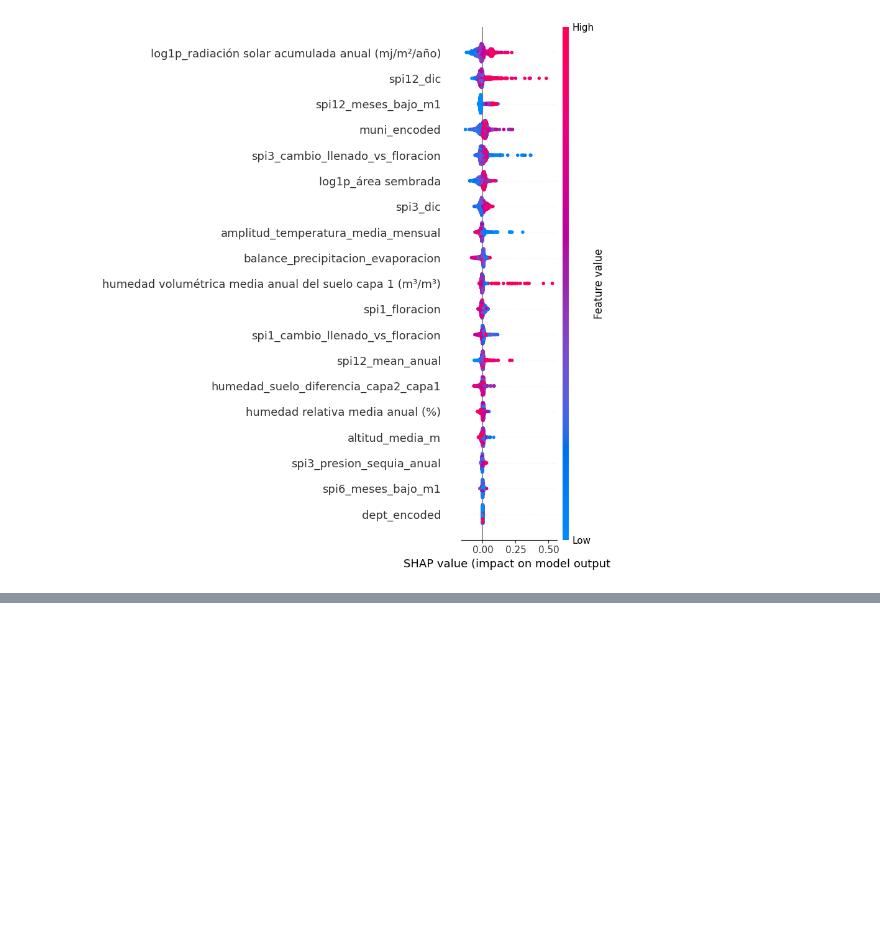
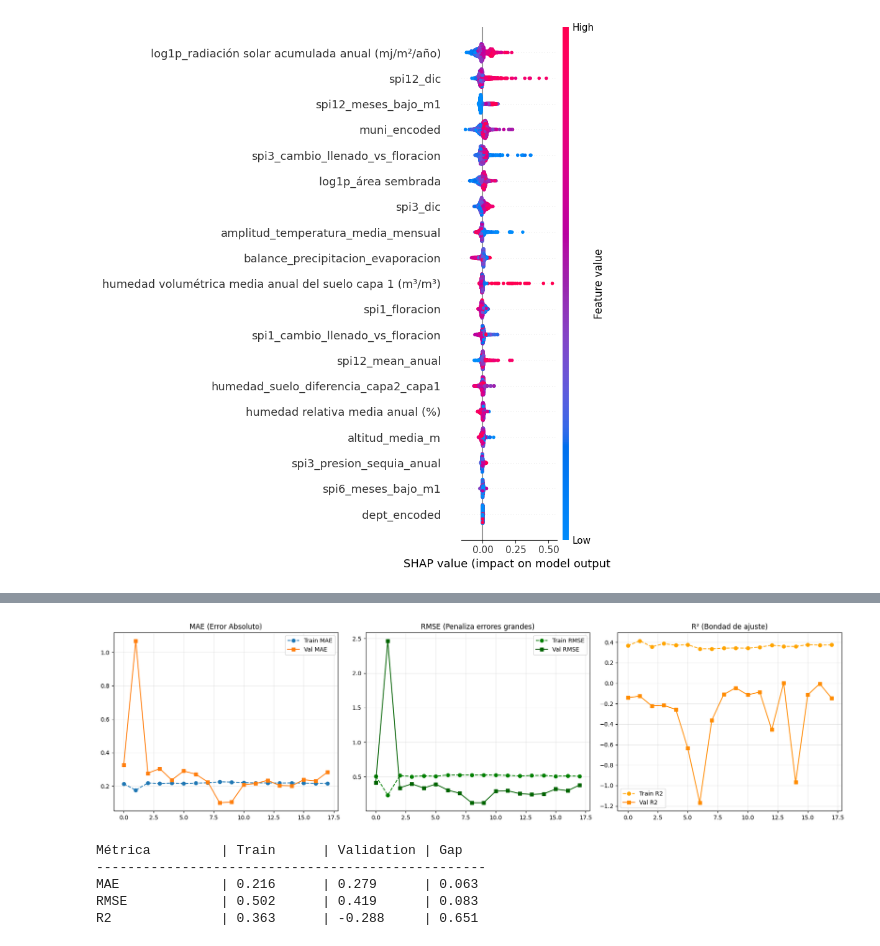
Before and after one commit to Tatiana-cardenas/proyecto_miad, a Jupyter notebook: XG-Boost.ipynb, the cells around one changed output, grey strips where cells are left out. Cells and saved outputs as stored; diff of their text form; code cells hidden in the pictures; blank space fills up the shorter version.

Commit message:
Ajuste Shap

```diff
--- a/XG-Boost.ipynb
+++ b/XG-Boost.ipynb
@@ -209,0 +229,74 @@ shap.dependence_plot('log1p_radiación solar acumulada anual (mj/m²/año)', sha
+# %%
+def evaluar_overfitting_completo(X, y, groups, params):
+    logo = LeaveOneGroupOut()
+
+    # Listas para almacenar métricas
+    train_mae, val_mae = [], []
+    train_rmse, val_rmse = [], []
+    train_r2, val_r2 = [], []
+
+    print("Iniciando validación de Overfitting y RMSE (LOGO)...")
+
+    for train_index, test_index in logo.split(X, y, groups):
+        X_train, X_test = X.iloc[train_index], X.iloc[test_index]
+        y_train, y_test = y.iloc[train_index], y.iloc[test_index]
+
+        model = xgb.XGBRegressor(**params)
+        model.fit(X_train, y_train)
+
+        preds_train = model.predict(X_train)
+        preds_val = model.predict(X_test)
+
+        # Cálculo de métricas
+        train_mae.append(mean_absolute_error(y_train, preds_train))
+        val_mae.append(mean_absolute_error(y_test, preds_val))
+
+        # RMSE: squared=False devuelve la raíz cuadrada directamente
+        train_rmse.append(mean_squared_error(y_train, preds_train, squared=False))
+        val_rmse.append(mean_squared_error(y_test, preds_val, squared=False))
+
+        train_r2.append(r2_score(y_train, preds_train))
+        val_r2.append(r2_score(y_test, preds_val))
+
+    # --- Visualización ---
+    fig, axes = plt.subplots(1, 3, figsize=(18, 5))
+
+    # Gráfico 1: MAE
+    axes[0].plot(train_mae, label='Train MAE', marker='o', linestyle='--')
+    axes[0].plot(val_mae, label='Val MAE', marker='s')
+    axes[0].set_title('MAE (Error Absoluto)')
+    axes[0].legend()
+    axes[0].grid(alpha=0.3)
+
+    # Gráfico 2: RMSE
+    axes[1].plot(train_rmse, label='Train RMSE', marker='o', linestyle='--', color='green')
+    axes[1].plot(val_rmse, label='Val RMSE', marker='s', color='darkgreen')
+    axes[1].set_title('RMSE (Penaliza errores grandes)')
+    axes[1].legend()
+    axes[1].grid(alpha=0.3)
+
+    # Gráfico 3: R2
+    axes[2].plot(train_r2, label='Train R2', marker='o', linestyle='--', color='orange')
+    axes[2].plot(val_r2, label='Val R2', marker='s', color='darkorange')
+    axes[2].set_title('R² (Bondad de ajuste)')
+    axes[2].legend()
+    axes[2].grid(alpha=0.3)
+
+    plt.tight_layout()
+    plt.show()
+
+    # --- Resumen de métricas ---
+    print(f"{'Métrica':<15} | {'Train':<10} | {'Validation':<10} | {'Gap':<10}")
+    print("-" * 50)
+    metrics = [
+        ("MAE", np.mean(train_mae), np.mean(val_mae)),
+        ("RMSE", np.mean(train_rmse), np.mean(val_rmse)),
+        ("R2", np.mean(train_r2), np.mean(val_r2))
+    ]
+    for name, t, v in metrics:
+        gap = abs(t - v)
+        print(f"{name:<15} | {t:<10.3f} | {v:<10.3f} | {gap:<10.3f}")
+
+# Ejecución
+evaluar_overfitting_completo(X, y, data['anio'], final_params)
+# %% [output]
@@ -209,0 +321,6 @@ shap.dependence_plot('log1p_radiación solar acumulada anual (mj/m²/año)', sha
+[figure, added]
+Métrica         | Train      | Validation | Gap
+--------------------------------------------------
+MAE             | 0.216      | 0.279      | 0.063
+RMSE            | 0.502      | 0.419      | 0.083
+R2              | 0.363      | -0.288     | 0.651
```
Also changed, not shown: parts of 6 cells of this notebook.
